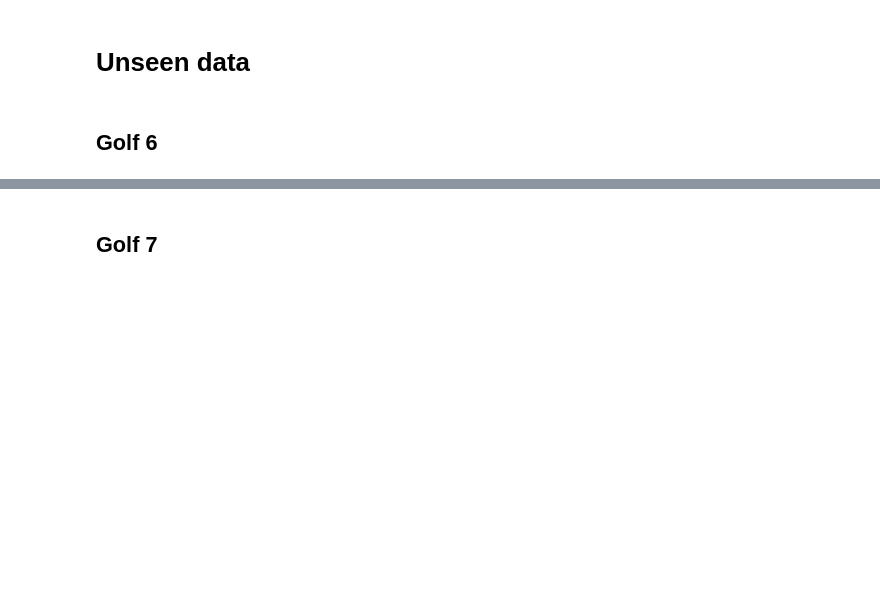
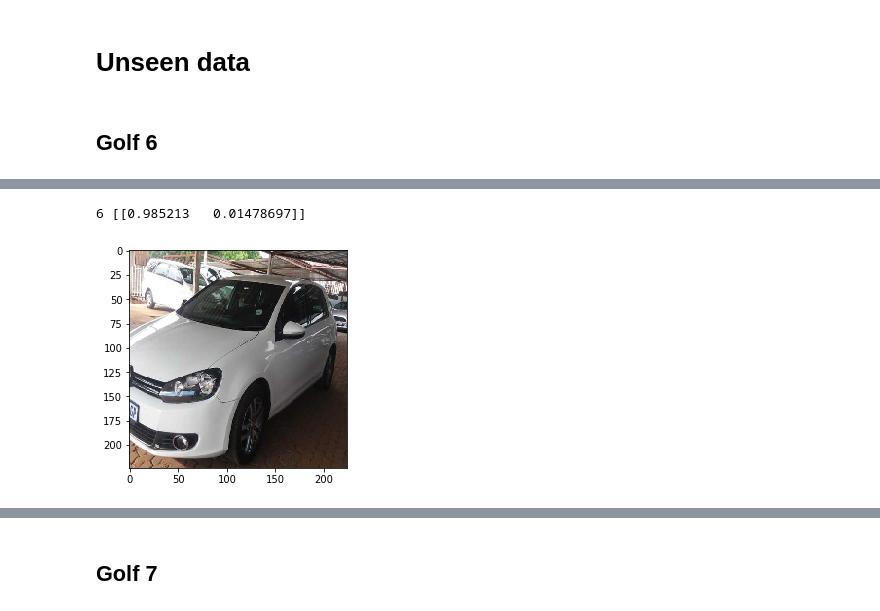
Before and after one commit to GerardWalsh/car-dataset, a Jupyter notebook: golf_classifier.ipynb, the cells around one changed output, grey strips where cells are left out. Saved outputs shown, nothing was run; the diff lists cells and outputs as text; code cells hidden in the pictures; blank space fills up the shorter version.

```diff
--- a/golf_classifier.ipynb
+++ b/golf_classifier.ipynb
@@ -721,0 +759,8 @@ classify(
+# %%
+classify(
+    'https://img-ik.cars.co.za/carsimages/tr:n-stock_med/5416351.jpg?v=1868034972',
+    '6'
+)
+# %% [output]
+6 [[0.985213   0.01478697]]
+[figure, added]
```
Also changed, not shown: parts of 36 cells of this notebook.
